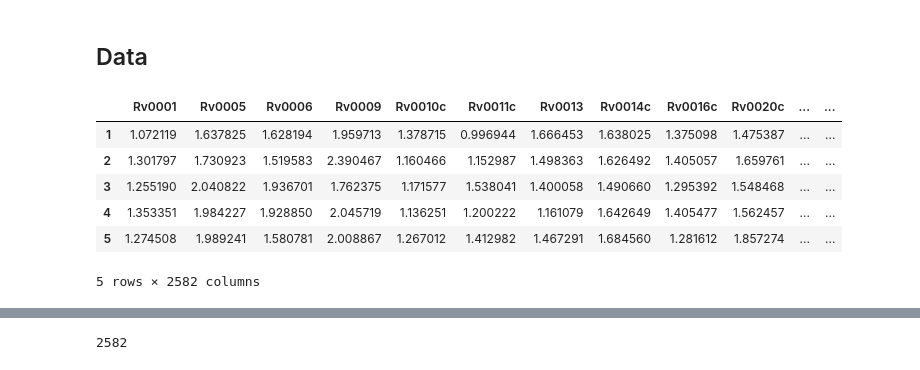
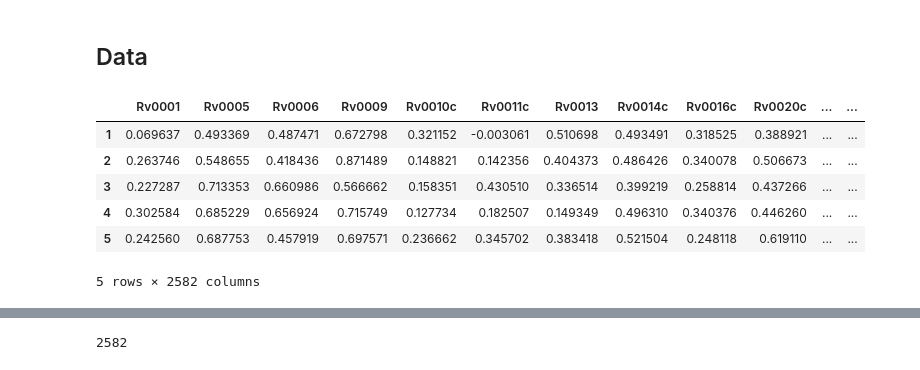
Before and after one commit to uwescience/old_xstate, a Jupyter notebook: notebooks/Variance of Read Counts.ipynb, the cells around one changed output, grey strips where cells are left out. Drawn from its saved outputs; the diff is of its cells as text; code cells hidden in the pictures.

```diff
--- a/notebooks/Variance of Read Counts.ipynb
+++ b/notebooks/Variance of Read Counts.ipynb
@@ -22,17 +26,20 @@ provider.do()
 # The data used in this analysis is a list of dataframe "matrix" that are the log2 values of the
 # libary and gene adjusted readcounts divided by time 0.
 # Each data frame has columns of genes and rows of time.
-dfs = provider.dfs_adjusted_read_count_wrt0
-matrices = [df.T[1:] for df in dfs]
-for matrix in matrices:
-    matrix = matrix.applymap(lambda v: 0 if v == 0 else np.log(v))
+dfs_raw = provider.dfs_adjusted_read_count_wrt0
+# Ignore the first timepoint since it's one because it's the reference.
+dfs_nonref = [df.T[1:] for df in dfs_raw]
+# Eliminate nan values
+dfs_data = []
+for df in dfs_nonref:
+    dfs_data.append(df.applymap(lambda v: 0 if v == 0 else np.log(v)))
 # %%
-matrices[0].head()
+dfs_data[0].head()
 # %% [output]
 |  | Rv0001 | Rv0005 | Rv0006 | Rv0009 | Rv0010c | Rv0011c | Rv0013 | Rv0014c | Rv0016c | Rv0020c | ... | ... |
-| 1 | 1.072119 | 1.637825 | 1.628194 | 1.959713 | 1.378715 | 0.996944 | 1.666453 | 1.638025 | 1.375098 | 1.475387 | ... | ... |
-| 2 | 1.301797 | 1.730923 | 1.519583 | 2.390467 | 1.160466 | 1.152987 | 1.498363 | 1.626492 | 1.405057 | 1.659761 | ... | ... |
-| 3 | 1.255190 | 2.040822 | 1.936701 | 1.762375 | 1.171577 | 1.538041 | 1.400058 | 1.490660 | 1.295392 | 1.548468 | ... | ... |
-| 4 | 1.353351 | 1.984227 | 1.928850 | 2.045719 | 1.136251 | 1.200222 | 1.161079 | 1.642649 | 1.405477 | 1.562457 | ... | ... |
-| 5 | 1.274508 | 1.989241 | 1.580781 | 2.008867 | 1.267012 | 1.412982 | 1.467291 | 1.684560 | 1.281612 | 1.857274 | ... | ... |
+| 1 | 0.069637 | 0.493369 | 0.487471 | 0.672798 | 0.321152 | -0.003061 | 0.510698 | 0.493491 | 0.318525 | 0.388921 | ... | ... |
+| 2 | 0.263746 | 0.548655 | 0.418436 | 0.871489 | 0.148821 | 0.142356 | 0.404373 | 0.486426 | 0.340078 | 0.506673 | ... | ... |
+| 3 | 0.227287 | 0.713353 | 0.660986 | 0.566662 | 0.158351 | 0.430510 | 0.336514 | 0.399219 | 0.258814 | 0.437266 | ... | ... |
+| 4 | 0.302584 | 0.685229 | 0.656924 | 0.715749 | 0.127734 | 0.182507 | 0.149349 | 0.496310 | 0.340376 | 0.446260 | ... | ... |
+| 5 | 0.242560 | 0.687753 | 0.457919 | 0.697571 | 0.236662 | 0.345702 | 0.383418 | 0.521504 | 0.248118 | 0.619110 | ... | ... |
 5 rows × 2582 columns
```
Also changed, not shown: parts of 19 cells of this notebook, 3 other files.
